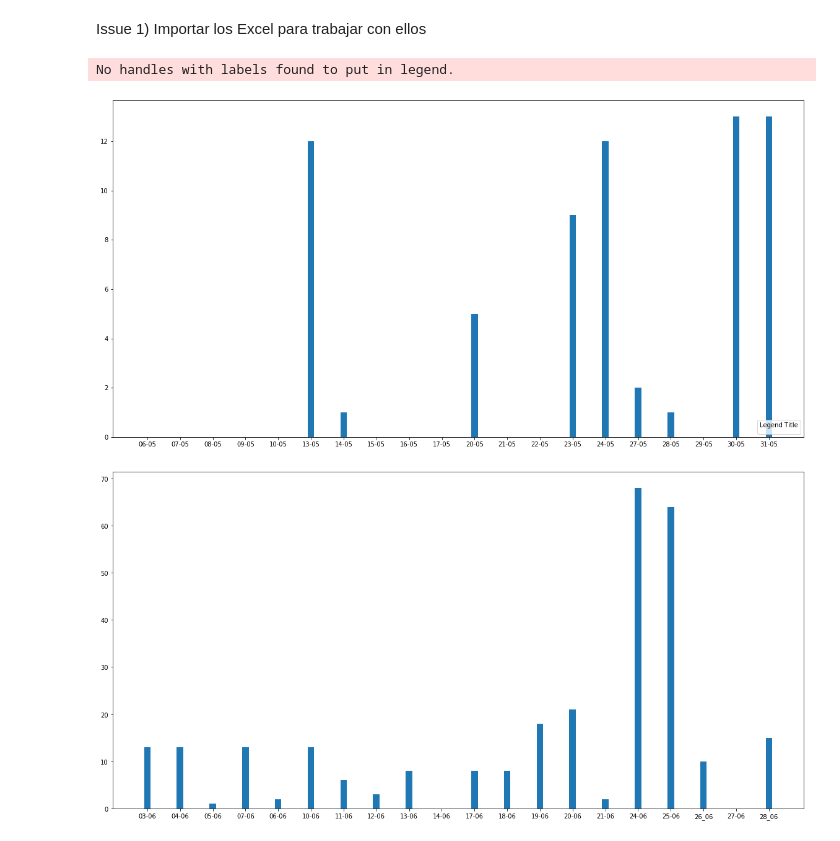
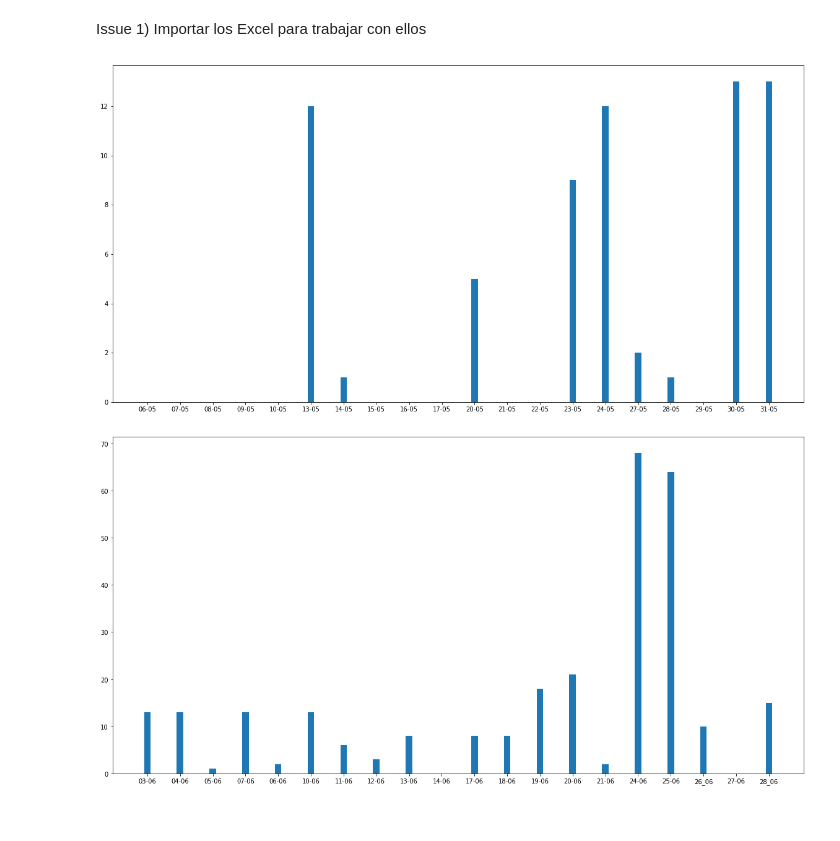
Before and after one commit to yerkozec/finalsolemne, a Jupyter notebook: Codigo.ipynb, the cells around one changed output. Cells and saved outputs as stored; diff of their text form; code cells hidden in the pictures.

```diff
--- a/Codigo.ipynb
+++ b/Codigo.ipynb
@@ -50,18 +50,16 @@ SheetsMayoUnduplicate=np.delete(SheetsMayoUnduplicate,20)
 # %%
 fig = plt.figure(u'Gráfica de barras',figsize=(20,10)) # Figure
 ax = fig.add_subplot(111) # Axes
 nombres = SheetsMayoUnduplicate
 datos = promMayo
 xx = range(len(datos))
 
 ax.bar(xx, datos, width=0.2, align='center')
 ax.set_xticks(xx)
 ax.set_xticklabels(nombres)
-ax.legend(loc="lower right", title="Legend Title")
 plt.show()
 # %% [output]
-No handles with labels found to put in legend.
-[figure, old version]
+[figure, new version]
 # %%
 ObservacionesJunio = AguaJunio.iloc[:,1]
 ObsJunio = ObservacionesJunio.drop_duplicates(keep="first")
```
Also changed, not shown: 9 other files.
